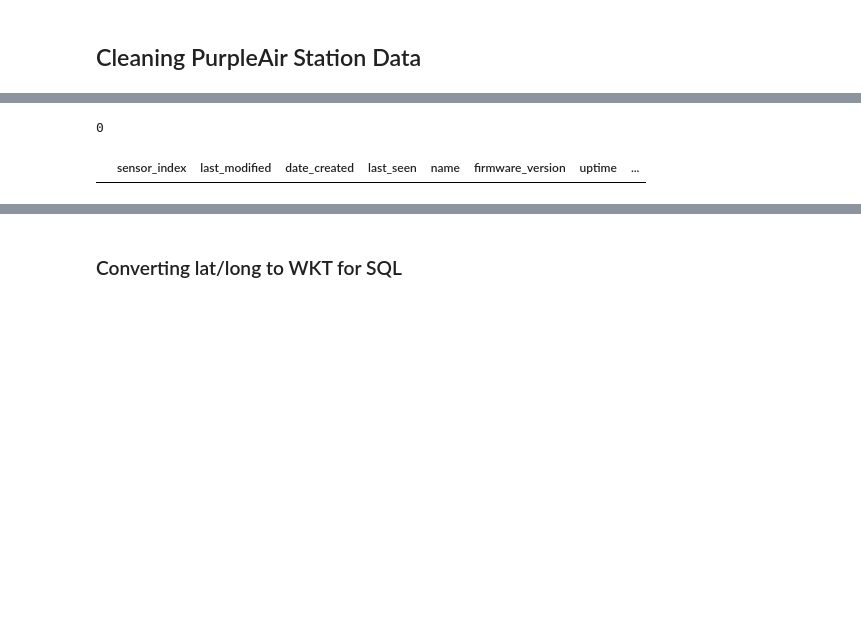
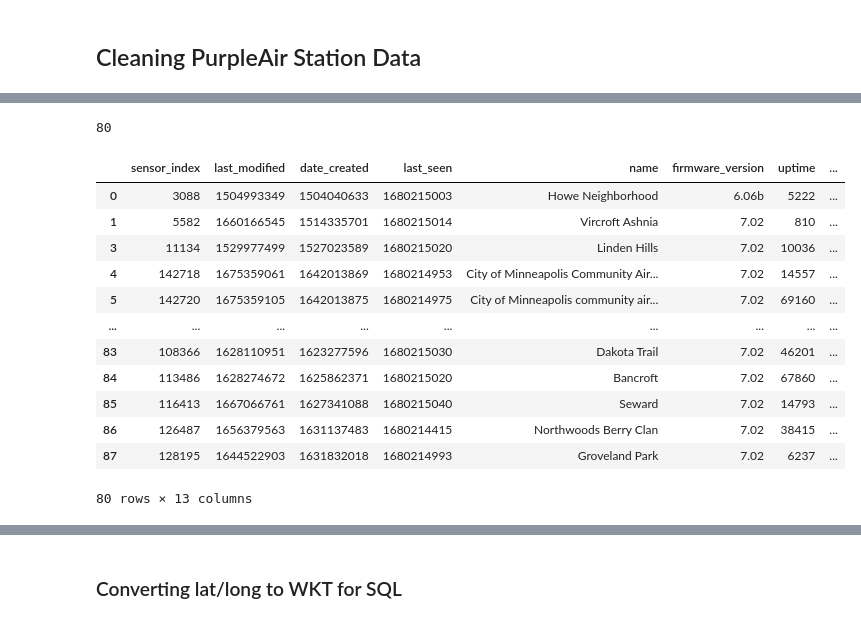
Before and after one commit to RTGS-Lab/QualityAirQualityCities, a Jupyter notebook: arcpy/qaqc/PurpleAir_Stations_QAQC.ipynb, the cells around one changed output, grey strips where cells are left out. Cells and saved outputs as stored; diff of their text form; code cells hidden in the pictures; blank space fills up the shorter version.

```diff
--- a/arcpy/qaqc/PurpleAir_Stations_QAQC.ipynb
+++ b/arcpy/qaqc/PurpleAir_Stations_QAQC.ipynb
@@ -105,9 +105,9 @@ response_dict = response.json() # Read response as a json (dictionary)
 col_names = response_dict['fields']
 data = np.array(response_dict['data'])
 
-df_stations = pd.DataFrame(data, columns = col_names)
+df = pd.DataFrame(data, columns = col_names)
 
-df_stations.info()
+df.info()
 # %% [output]
 <class 'pandas.core.frame.DataFrame'>
 RangeIndex: 88 entries, 0 to 87
@@ -140,16 +140,28 @@ df_stations.head()
 | 4 | 142718 | 1675359061 | 1642013869 | 1680214953 | City of Minneapolis Community Air... | 0 | 7.02 | ... |
 # %%
 #find outside sensors
-df_stations = df_stations[df_stations['location_type'] ==0]
-len(df_stations)
+df_outside = df[df.location_type =='0']
+len(df_outside)
 # %% [output]
-0
+80
 # %%
 #drop the location_type now that we have filtered for outdoor sensors only
-df_stations = df_stations_0.drop('location_type', axis=1)
+df_stations = df_outside.drop('location_type', axis=1)
 df_stations
 # %% [output]
 |  | sensor_index | last_modified | date_created | last_seen | name | firmware_version | uptime | ... |
+| 0 | 3088 | 1504993349 | 1504040633 | 1680215003 | Howe Neighborhood | 6.06b | 5222 | ... |
+| 1 | 5582 | 1660166545 | 1514335701 | 1680215014 | Vircroft Ashnia | 7.02 | 810 | ... |
+| 3 | 11134 | 1529977499 | 1527023589 | 1680215020 | Linden Hills | 7.02 | 10036 | ... |
+| 4 | 142718 | 1675359061 | 1642013869 | 1680214953 | City of Minneapolis Community Air... | 7.02 | 14557 | ... |
+| 5 | 142720 | 1675359105 | 1642013875 | 1680214975 | City of Minneapolis community air... | 7.02 | 69160 | ... |
+| ... | ... | ... | ... | ... | ... | ... | ... | ... |
+| 83 | 108366 | 1628110951 | 1623277596 | 1680215030 | Dakota Trail | 7.02 | 46201 | ... |
+| 84 | 113486 | 1628274672 | 1625862371 | 1680215020 | Bancroft | 7.02 | 67860 | ... |
+| 85 | 116413 | 1667066761 | 1627341088 | 1680215040 | Seward | 7.02 | 14793 | ... |
+| 86 | 126487 | 1656379563 | 1631137483 | 1680214415 | Northwoods Berry Clan | 7.02 | 38415 | ... |
+| 87 | 128195 | 1644522903 | 1631832018 | 1680214993 | Groveland Park | 7.02 | 6237 | ... |
+80 rows × 13 columns
 # %%
 df_stations['last_modified'] = pd.to_datetime(df_stations['last_modified'], unit='s')
 df_stations['date_created'] = pd.to_datetime(df_stations['date_created'], unit='s')
```
Also changed, not shown: parts of 2 cells of this notebook.
